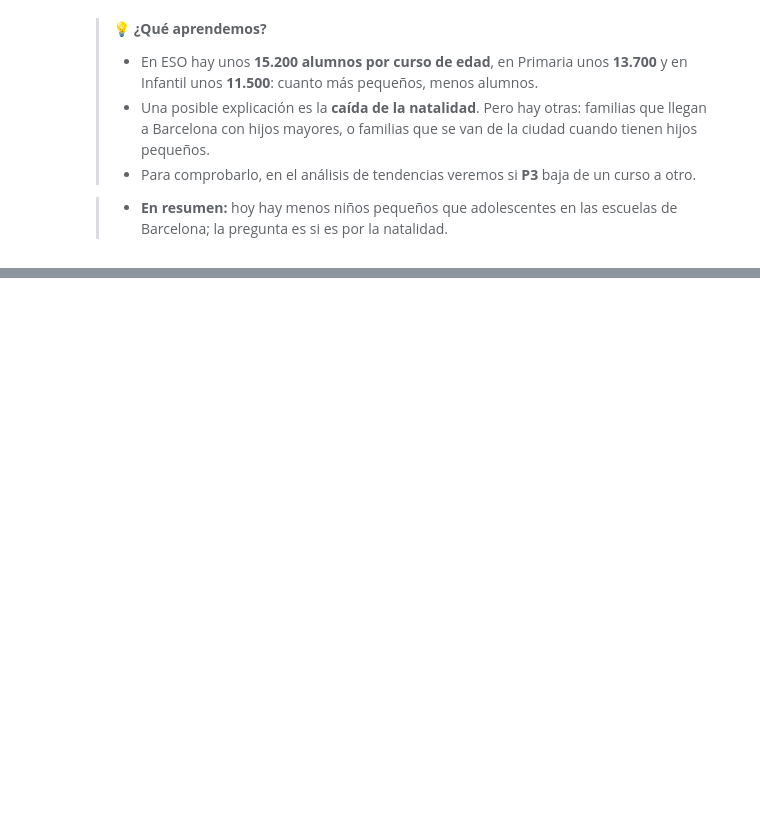
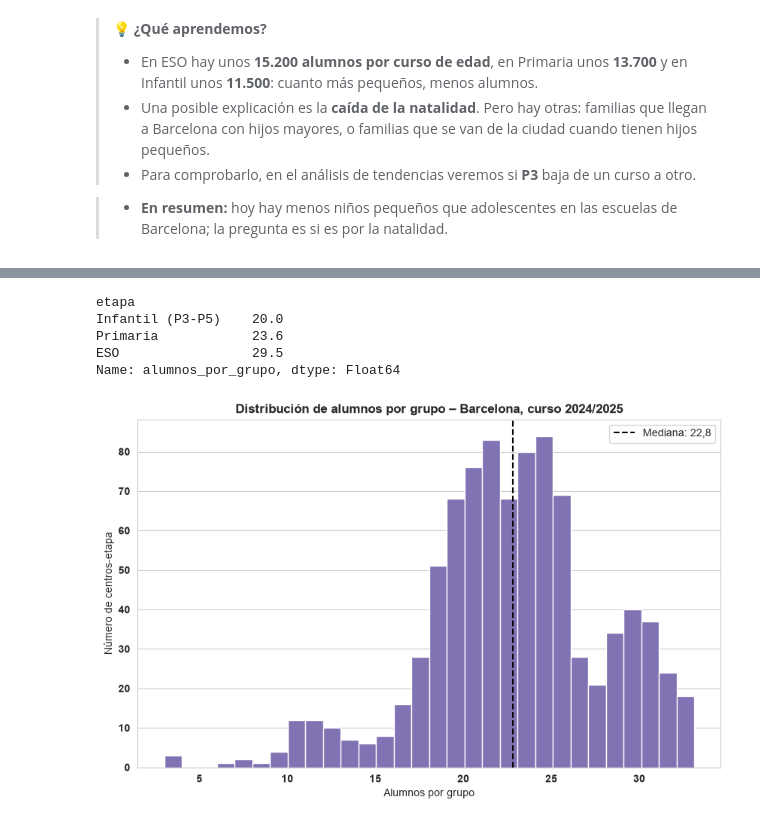
Before and after one commit to esrakesken/eda-educacion-barcelona, a Jupyter notebook: notebooks/01_eda_educacion_bcn.ipynb, the cells around one changed output, grey strips where cells are left out. Drawn from its saved outputs; the diff is of its cells as text; code cells hidden in the pictures; blank space fills up the shorter version.

Commit message:
feat: distribución de alumnos por grupo

```diff
--- a/notebooks/01_eda_educacion_bcn.ipynb
+++ b/notebooks/01_eda_educacion_bcn.ipynb
@@ -808,0 +814,12 @@ por_nivel
+# %%
+df_grupos = (
+    df_limpio[~df_limpio["sistema_extranjero"]]
+    .groupby(["curso", "codigo_centro", "etapa", "tipo_centro", "distrito"], as_index=False)[["alumnos_total", "grupos"]]
+    .sum()
+)
+df_grupos = df_grupos[df_grupos["grupos"] > 0].copy()
+df_grupos["alumnos_por_grupo"] = df_grupos["alumnos_total"] / df_grupos["grupos"]
+
+grupos_actual = df_grupos[df_grupos["curso"] == CURSO_ACTUAL]
+print(f"Combinaciones centro-etapa en {CURSO_ACTUAL}: {len(grupos_actual)}")
+grupos_actual["alumnos_por_grupo"].describe().round(1)
@@ -808,0 +837,23 @@ por_nivel
+# %%
+grupos_actual.groupby("etapa")["alumnos_por_grupo"].median().round(1).reindex(ORDEN_ETAPAS)
+# %% [output]
+etapa
+Infantil (P3-P5)    20.0
+Primaria            23.6
+ESO                 29.5
+Name: alumnos_por_grupo, dtype: Float64
+# %%
+fig, ax = plt.subplots()
+ax.hist(grupos_actual["alumnos_por_grupo"], bins=30, color="#8172B3", edgecolor="white")
+
+mediana = grupos_actual["alumnos_por_grupo"].median()
+ax.axvline(mediana, color="black", linestyle="--", linewidth=1.5, label=f"Mediana: {mediana:.1f}".replace(".", ","))
+
+ax.set_title(f"Distribución de alumnos por grupo – Barcelona, curso {CURSO_ACTUAL}")
+ax.set_xlabel("Alumnos por grupo")
+ax.set_ylabel("Número de centros-etapa")
+ax.legend()
+formatear_ejes(ax)
+plt.show()
+# %% [output]
+[figure, added]
```
Also changed, not shown: parts of 3 cells of this notebook.
